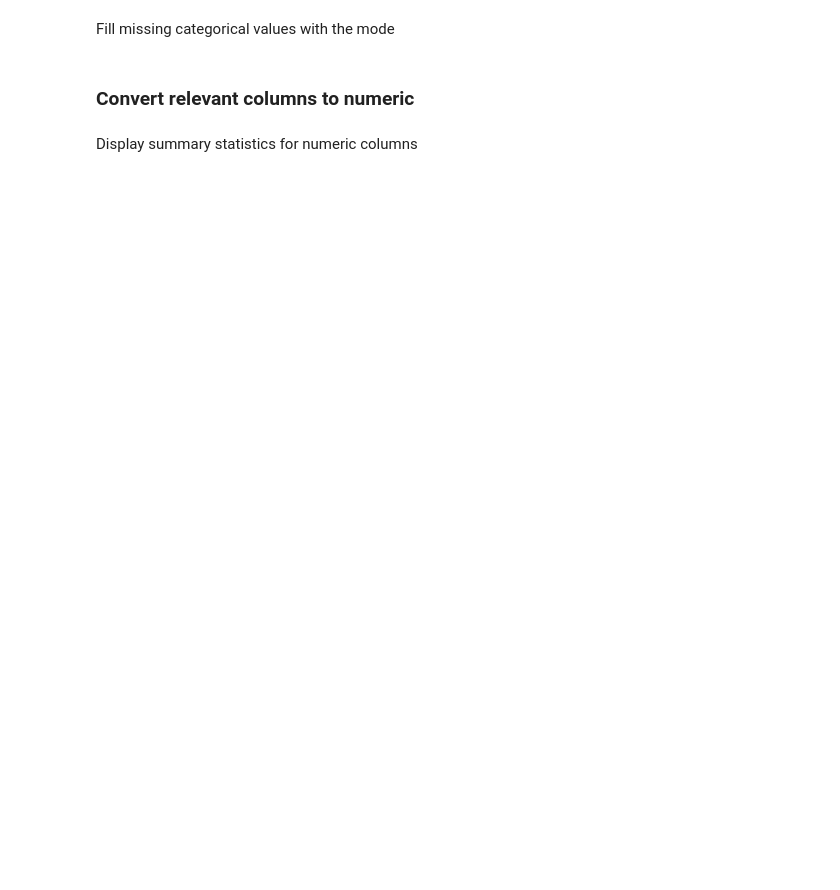
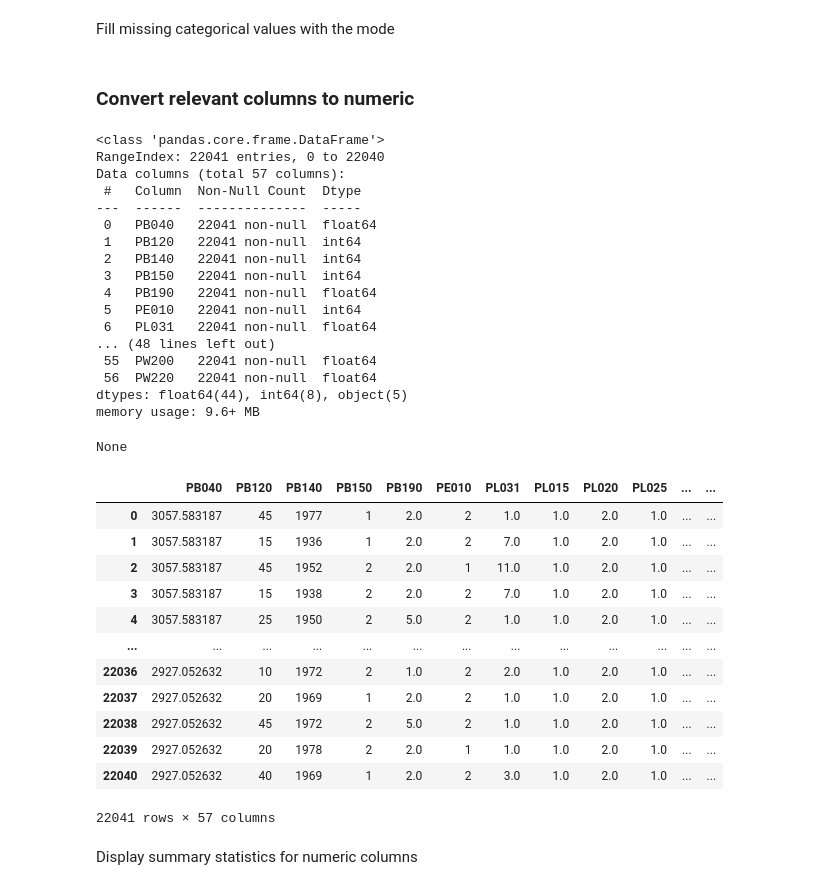
Before and after one commit to AdamWavv/microeconomics, a Jupyter notebook: preprocess.ipynb, the cells around one changed output. Drawn from its saved outputs; the diff is of its cells as text; code cells hidden in the pictures; blank space fills up the shorter version.

Commit message:
Add Data Analysis chapter

```diff
--- a/preprocess.ipynb
+++ b/preprocess.ipynb
@@ -165,24 +259,56 @@ df[categorical_columns] = df[categorical_columns].apply(lambda x: x.fillna(x.mod
 # %% [markdown]
 ### Convert relevant columns to numeric
 # %%
-# numeric_conversion_columns = [
-#     'pb040', 'pb120', 'pb140', 'pb150', 'pb190',
-#     'pl060', 'pl100', 'ph010', 'ph020', 'ph030',
-#     'py010g', 'py020g', 'py035g', 'py050g', 'py090g',
-#     'py100g', 'py110g', 'py120g', 'py130g', 'py140g',
-#     'pw010', 'pw040', 'pw050', 'pw100', 'pw110',
-#     'pw120', 'pw130', 'pw140', 'pw150', 'pw160',
-#     'pw170', 'pw180', 'pw190', 'pw200', 'pw220'
-# ]
-# # Konwersja wybranych kolumn do typu numerycznego bez usuwania innych kolumn
-# for col in numeric_conversion_columns:
-#     if col in df.columns:
-#         df[col] = pd.to_numeric(df[col], errors='coerce')
+numeric_conversion_columns = [
+    'pb040', 'pb120', 'pb140', 'pb150', 'pb190',
+    'pl060', 'pl100', 'ph010', 'ph020', 'ph030',
+    'py010g', 'py020g', 'py035g', 'py050g', 'py090g',
+    'py100g', 'py110g', 'py120g', 'py130g', 'py140g',
+    'pw010', 'pw040', 'pw050', 'pw100', 'pw110',
+    'pw120', 'pw130', 'pw140', 'pw150', 'pw160',
+    'pw170', 'pw180', 'pw190', 'pw200', 'pw220'
+]
+# Konwersja wybranych kolumn do typu numerycznego bez usuwania innych kolumn
+for col in numeric_conversion_columns:
+    if col in clear_df.columns:
+        clear_df[col] = pd.to_numeric(clear_df[col], errors='coerce')
 
-# # Sprawdzenie struktury danych po konwersji
-# display(df.info())
-# df
-# # df.columns
+# Sprawdzenie struktury danych po konwersji
+display(clear_df.info())
+clear_df
+# clear_df.columns
+# %% [output]
+<class 'pandas.core.frame.DataFrame'>
+RangeIndex: 22041 entries, 0 to 22040
+Data columns (total 57 columns):
+ #   Column  Non-Null Count  Dtype
+---  ------  --------------  -----
+ 0   PB040   22041 non-null  float64
+ 1   PB120   22041 non-null  int64
+ 2   PB140   22041 non-null  int64
+ 3   PB150   22041 non-null  int64
+ 4   PB190   22041 non-null  float64
+ 5   PE010   22041 non-null  int64
+ 6   PL031   22041 non-null  float64
+... (48 lines left out)
+ 55  PW200   22041 non-null  float64
+ 56  PW220   22041 non-null  float64
+dtypes: float64(44), int64(8), object(5)
+memory usage: 9.6+ MB
+None
+|  | PB040 | PB120 | PB140 | PB150 | PB190 | PE010 | PL031 | PL015 | PL020 | PL025 | ... | ... |
+| 0 | 3057.583187 | 45 | 1977 | 1 | 2.0 | 2 | 1.0 | 1.0 | 2.0 | 1.0 | ... | ... |
+| 1 | 3057.583187 | 15 | 1936 | 1 | 2.0 | 2 | 7.0 | 1.0 | 2.0 | 1.0 | ... | ... |
+| 2 | 3057.583187 | 45 | 1952 | 2 | 2.0 | 1 | 11.0 | 1.0 | 2.0 | 1.0 | ... | ... |
+| 3 | 3057.583187 | 15 | 1938 | 2 | 2.0 | 2 | 7.0 | 1.0 | 2.0 | 1.0 | ... | ... |
+| 4 | 3057.583187 | 25 | 1950 | 2 | 5.0 | 2 | 1.0 | 1.0 | 2.0 | 1.0 | ... | ... |
+| ... | ... | ... | ... | ... | ... | ... | ... | ... | ... | ... | ... | ... |
+| 22036 | 2927.052632 | 10 | 1972 | 2 | 1.0 | 2 | 2.0 | 1.0 | 2.0 | 1.0 | ... | ... |
+| 22037 | 2927.052632 | 20 | 1969 | 1 | 2.0 | 2 | 1.0 | 1.0 | 2.0 | 1.0 | ... | ... |
+| 22038 | 2927.052632 | 45 | 1972 | 2 | 5.0 | 2 | 1.0 | 1.0 | 2.0 | 1.0 | ... | ... |
+| 22039 | 2927.052632 | 20 | 1978 | 2 | 2.0 | 1 | 1.0 | 1.0 | 2.0 | 1.0 | ... | ... |
+| 22040 | 2927.052632 | 40 | 1969 | 1 | 2.0 | 2 | 3.0 | 1.0 | 2.0 | 1.0 | ... | ... |
+22041 rows × 57 columns
 # %% [markdown]
 Display summary statistics for numeric columns
 # %%
```
Also changed, not shown: parts of 25 cells of this notebook, 3 other files.
